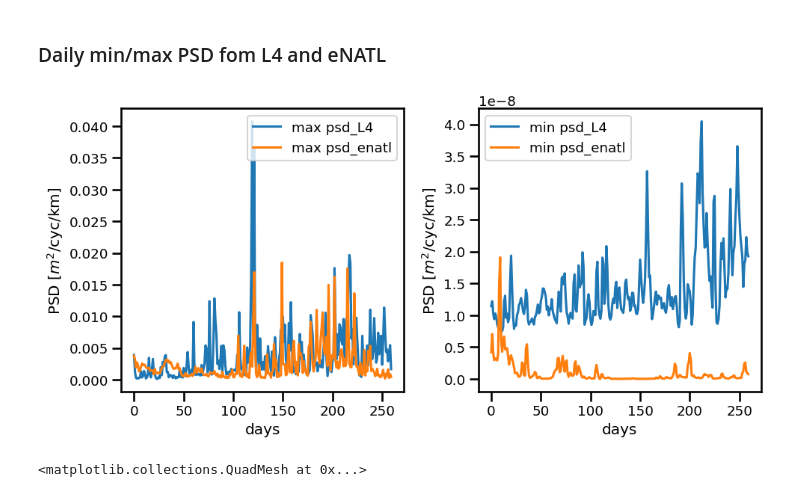
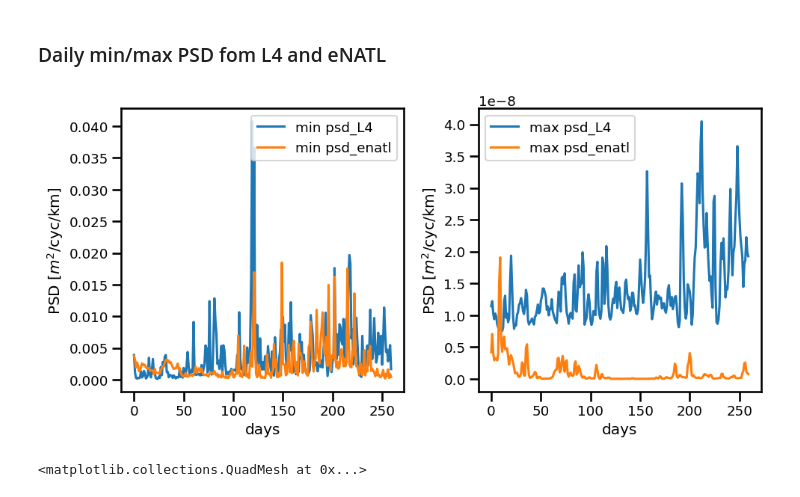
Before and after one commit to aelaouni/mldrop_notebooks, a Jupyter notebook: mldrop_21_nov.ipynb, the cells around one changed output. Drawn from its saved outputs; the diff is of its cells as text; code cells hidden in the pictures.

```diff
--- a/mldrop_21_nov.ipynb
+++ b/mldrop_21_nov.ipynb
@@ -144,29 +144,29 @@ psd_eNATL_sst
 # %%
 psd_L=np.load('psd_L.npy')
 psd_M=np.load('psd_M.npy')
 
 
 plt.rcParams["figure.figsize"] = [10, 5]
 
 
 f, (ax1, ax2) = plt.subplots(1,2)
 
-ax1.plot(psd_L[1,0:260], label='max psd_L4')
-ax1.plot(psd_M[1,0:260], label='max psd_enatl')
+ax1.plot(psd_L[1,0:260], label='min psd_L4')
+ax1.plot(psd_M[1,0:260], label='min psd_enatl')
 ax1.legend()
 ax1.set_ylabel('PSD [$m^2$/cyc/km]')
 ax1.set_xlabel('days')
 
-ax2.plot(psd_L[0,0:260], label='min psd_L4')
-ax2.plot(psd_M[0,0:260], label='min psd_enatl')
+ax2.plot(psd_L[0,0:260], label='max psd_L4')
+ax2.plot(psd_M[0,0:260], label='max psd_enatl')
 ax2.legend()
 ax2.set_ylabel('PSD [$m^2$/cyc/km]')
 ax2.set_xlabel('days')
 
 plt.tight_layout()
 plt.show()
 # %% [output]
-[figure, old version]
+[figure, new version]
 # %%
 from mpsd import *
 from myfuncts2  import *
```
